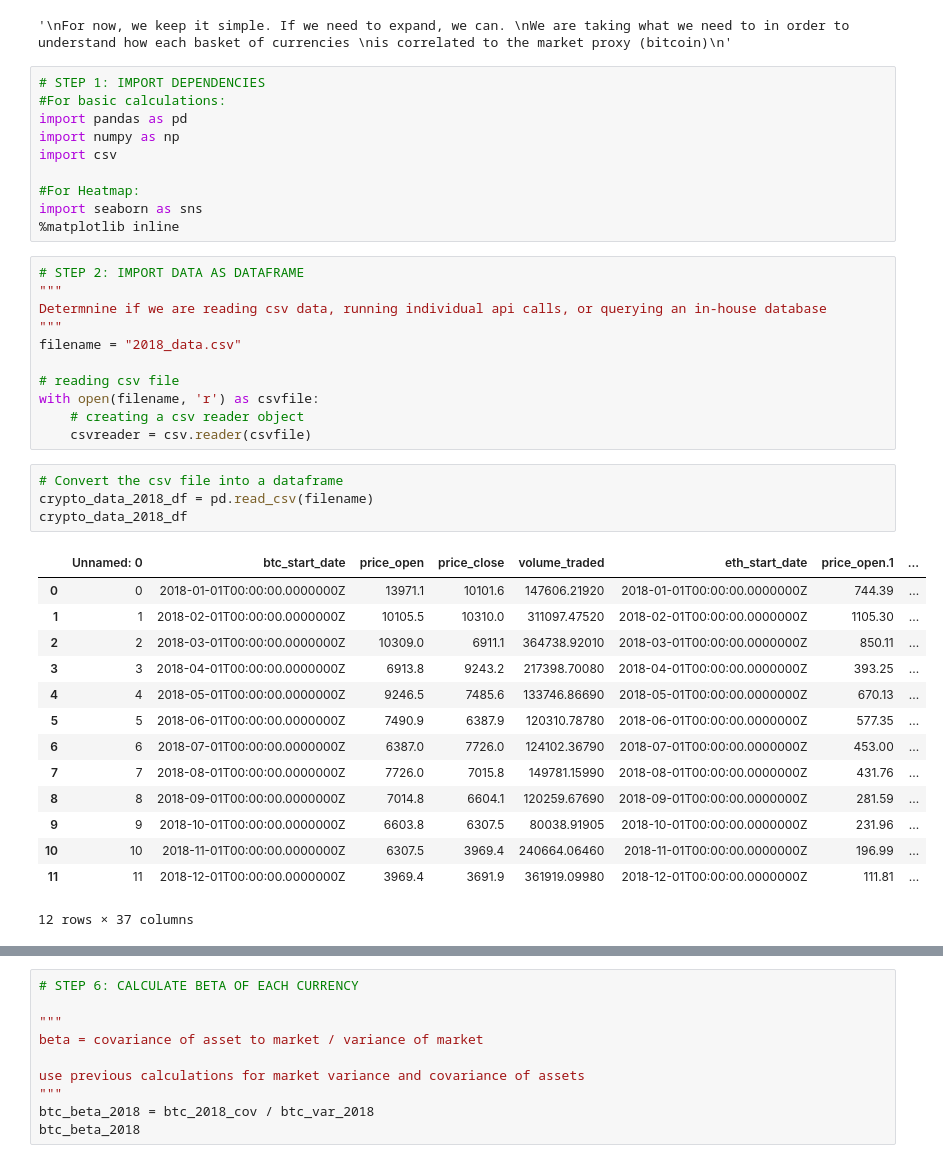
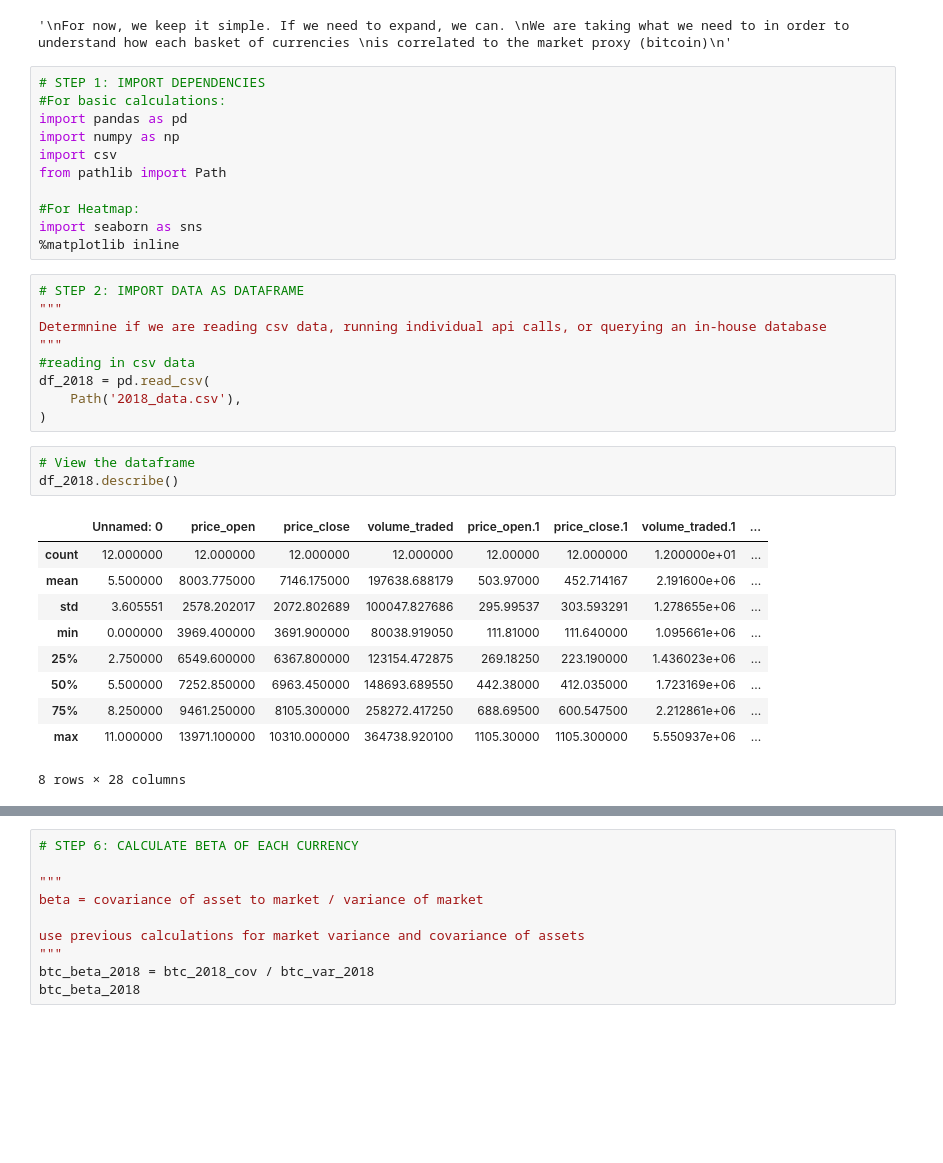
Before and after one commit to nathanduft44/Crypto_Corrisk, a Jupyter notebook: MB_folder/Analysis_2018.ipynb, the cells around one changed output, grey strips where cells are left out. Saved outputs shown, nothing was run; the diff lists cells and outputs as text; blank space fills up the shorter version.

```diff
--- a/MB_folder/Analysis_2018.ipynb
+++ b/MB_folder/Analysis_2018.ipynb
@@ -14,6 +14,7 @@ is correlated to the market proxy (bitcoin)
 import pandas as pd
 import numpy as np
 import csv
+from pathlib import Path
 
 #For Heatmap:
 import seaborn as sns
@@ -23,28 +24,21 @@ import seaborn as sns
 """
 Determnine if we are reading csv data, running individual api calls, or querying an in-house database
 """
-filename = "2018_data.csv"
-
-# reading csv file
-with open(filename, 'r') as csvfile:
-    # creating a csv reader object
-    csvreader = csv.reader(csvfile)
+#reading in csv data
+df_2018 = pd.read_csv(
+    Path('2018_data.csv'),
+)
 # %%
-# Convert the csv file into a dataframe
-crypto_data_2018_df = pd.read_csv(filename)
-crypto_data_2018_df
+# View the dataframe
+df_2018.describe()
 # %% [output]
-|  | Unnamed: 0 | btc_start_date | price_open | price_close | volume_traded | eth_start_date | price_open.1 | ... |
-| 0 | 0 | 2018-01-01T00:00:00.0000000Z | 13971.1 | 10101.6 | 147606.21920 | 2018-01-01T00:00:00.0000000Z | 744.39 | ... |
-| 1 | 1 | 2018-02-01T00:00:00.0000000Z | 10105.5 | 10310.0 | 311097.47520 | 2018-02-01T00:00:00.0000000Z | 1105.30 | ... |
-| 2 | 2 | 2018-03-01T00:00:00.0000000Z | 10309.0 | 6911.1 | 364738.92010 | 2018-03-01T00:00:00.0000000Z | 850.11 | ... |
-| 3 | 3 | 2018-04-01T00:00:00.0000000Z | 6913.8 | 9243.2 | 217398.70080 | 2018-04-01T00:00:00.0000000Z | 393.25 | ... |
-| 4 | 4 | 2018-05-01T00:00:00.0000000Z | 9246.5 | 7485.6 | 133746.86690 | 2018-05-01T00:00:00.0000000Z | 670.13 | ... |
-| 5 | 5 | 2018-06-01T00:00:00.0000000Z | 7490.9 | 6387.9 | 120310.78780 | 2018-06-01T00:00:00.0000000Z | 577.35 | ... |
-| 6 | 6 | 2018-07-01T00:00:00.0000000Z | 6387.0 | 7726.0 | 124102.36790 | 2018-07-01T00:00:00.0000000Z | 453.00 | ... |
-| 7 | 7 | 2018-08-01T00:00:00.0000000Z | 7726.0 | 7015.8 | 149781.15990 | 2018-08-01T00:00:00.0000000Z | 431.76 | ... |
-| 8 | 8 | 2018-09-01T00:00:00.0000000Z | 7014.8 | 6604.1 | 120259.67690 | 2018-09-01T00:00:00.0000000Z | 281.59 | ... |
-| 9 | 9 | 2018-10-01T00:00:00.0000000Z | 6603.8 | 6307.5 | 80038.91905 | 2018-10-01T00:00:00.0000000Z | 231.96 | ... |
-| 10 | 10 | 2018-11-01T00:00:00.0000000Z | 6307.5 | 3969.4 | 240664.06460 | 2018-11-01T00:00:00.0000000Z | 196.99 | ... |
-| 11 | 11 | 2018-12-01T00:00:00.0000000Z | 3969.4 | 3691.9 | 361919.09980 | 2018-12-01T00:00:00.0000000Z | 111.81 | ... |
+|  | Unnamed: 0 | price_open | price_close | volume_traded | price_open.1 | price_close.1 | volume_traded.1 | ... |
+| count | 12.000000 | 12.000000 | 12.000000 | 12.000000 | 12.00000 | 12.000000 | 1.200000e+01 | ... |
+| mean | 5.500000 | 8003.775000 | 7146.175000 | 197638.688179 | 503.97000 | 452.714167 | 2.191600e+06 | ... |
+| std | 3.605551 | 2578.202017 | 2072.802689 | 100047.827686 | 295.99537 | 303.593291 | 1.278655e+06 | ... |
+| min | 0.000000 | 3969.400000 | 3691.900000 | 80038.919050 | 111.81000 | 111.640000 | 1.095661e+06 | ... |
+| 25% | 2.750000 | 6549.600000 | 6367.800000 | 123154.472875 | 269.18250 | 223.190000 | 1.436023e+06 | ... |
+| 50% | 5.500000 | 7252.850000 | 6963.450000 | 148693.689550 | 442.38000 | 412.035000 | 1.723169e+06 | ... |
+| 75% | 8.250000 | 9461.250000 | 8105.300000 | 258272.417250 | 688.69500 | 600.547500 | 2.212861e+06 | ... |
+| max | 11.000000 | 13971.100000 | 10310.000000 | 364738.920100 | 1105.30000 | 1105.300000 | 5.550937e+06 | ... |
-12 rows × 37 columns
+8 rows × 28 columns
```
Also changed, not shown: parts of 39 cells of this notebook.
